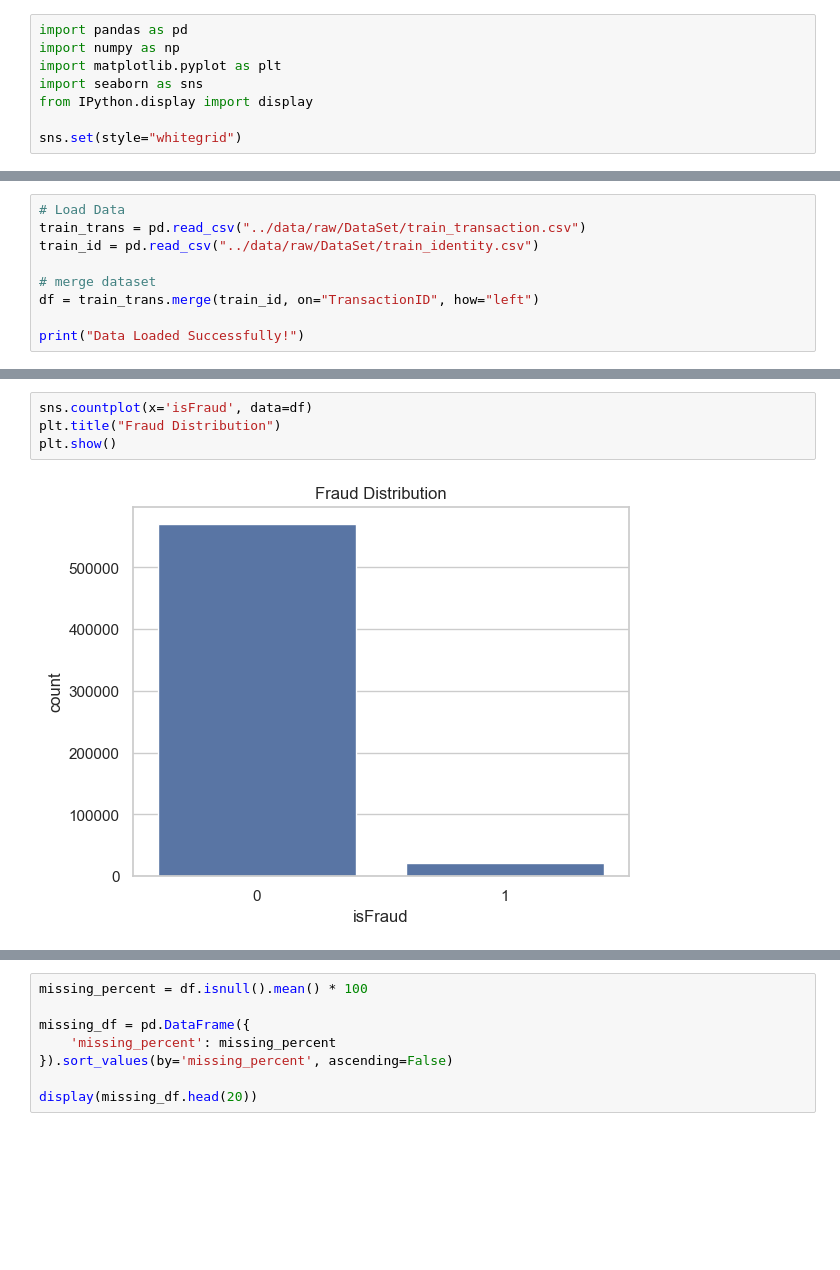
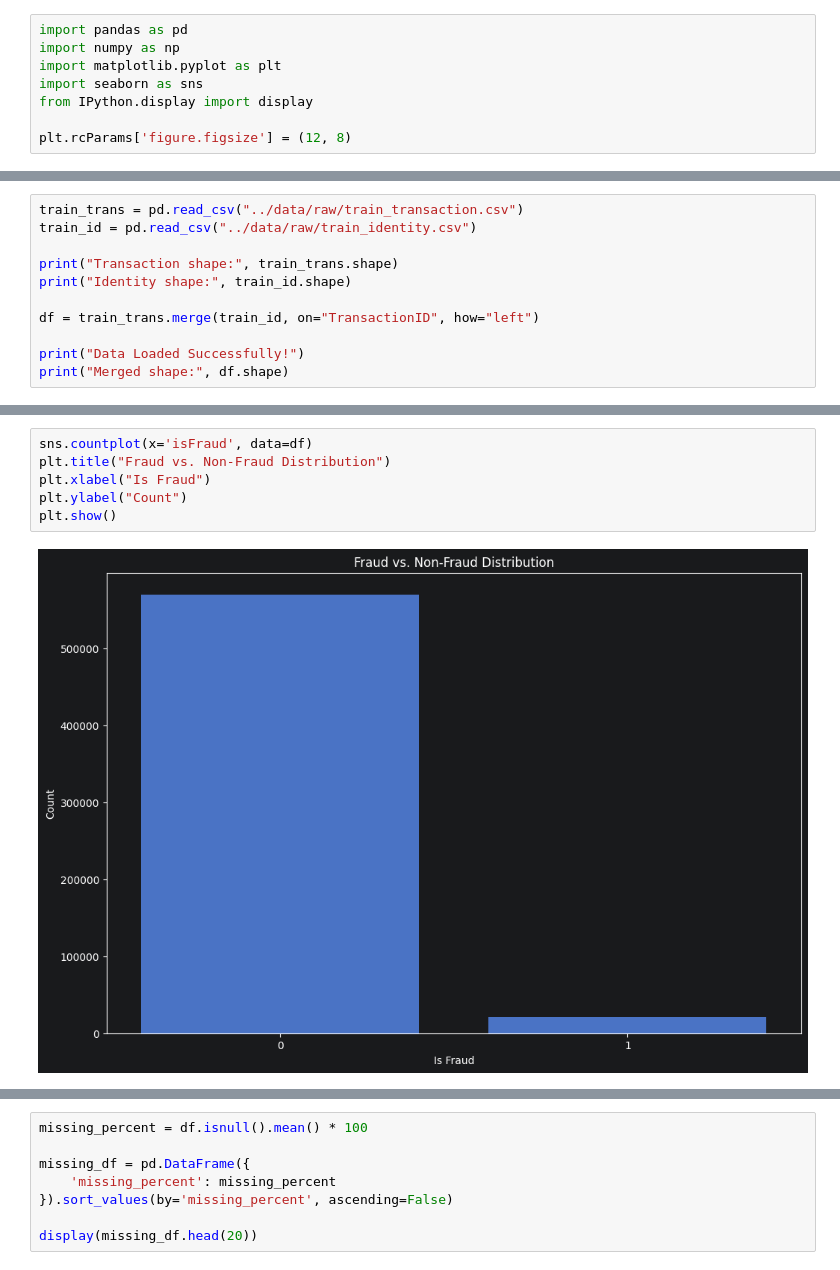
Before and after one commit to zAyman01/FraudDetectionProject, a Jupyter notebook: notebooks/01_eda.ipynb, the cells around one changed output, grey strips where cells are left out. Saved outputs shown, nothing was run; the diff lists cells and outputs as text; blank space fills up the shorter version.

```diff
--- a/notebooks/01_eda.ipynb
+++ b/notebooks/01_eda.ipynb
@@ -5,4 +11,4 @@ import matplotlib.pyplot as plt
 import seaborn as sns
 from IPython.display import display
 
-sns.set(style="whitegrid")
+plt.rcParams['figure.figsize'] = (12, 8)
@@ -9,10 +21,12 @@ sns.set(style="whitegrid")
 # %%
-# Load Data
-train_trans = pd.read_csv("../data/raw/DataSet/train_transaction.csv")
-train_id = pd.read_csv("../data/raw/DataSet/train_identity.csv")
+train_trans = pd.read_csv("../data/raw/train_transaction.csv")
+train_id = pd.read_csv("../data/raw/train_identity.csv")
 
-# merge dataset
+print("Transaction shape:", train_trans.shape)
+print("Identity shape:", train_id.shape)
+
 df = train_trans.merge(train_id, on="TransactionID", how="left")
 
 print("Data Loaded Successfully!")
+print("Merged shape:", df.shape)
 # %% [output]
@@ -52,6 +110,8 @@ Name: proportion, dtype: float64
 # %%
 sns.countplot(x='isFraud', data=df)
-plt.title("Fraud Distribution")
+plt.title("Fraud vs. Non-Fraud Distribution")
+plt.xlabel("Is Fraud")
+plt.ylabel("Count")
 plt.show()
 # %% [output]
-[figure, old version]
+[figure, new version]
```
Also changed, not shown: parts of 37 cells of this notebook, 1 other file.
